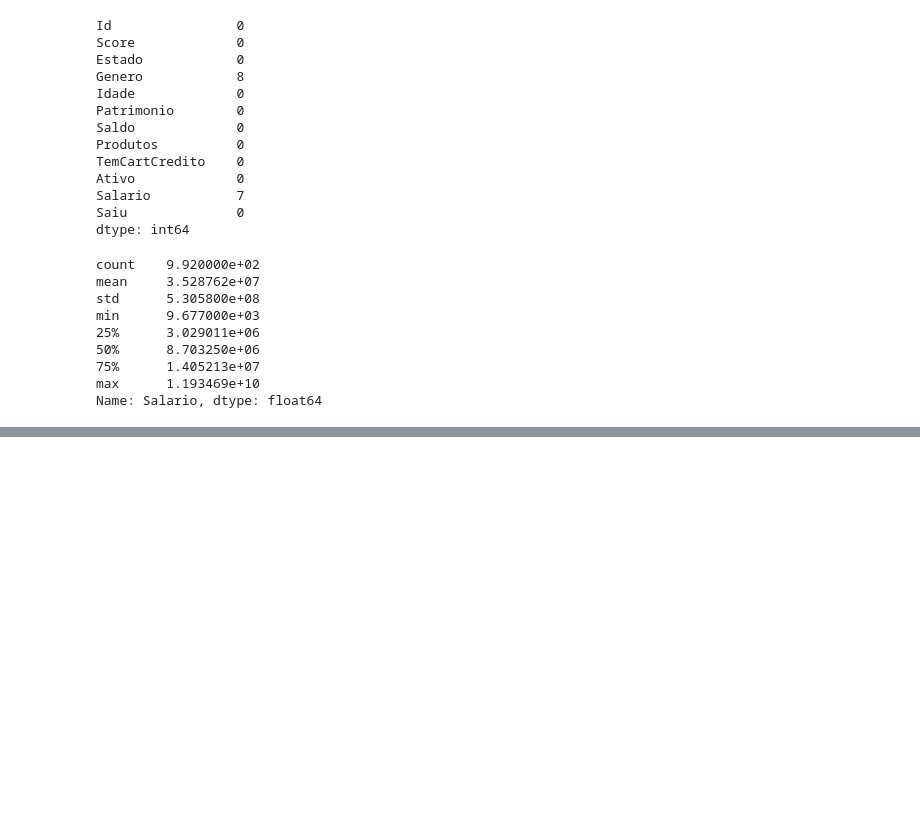
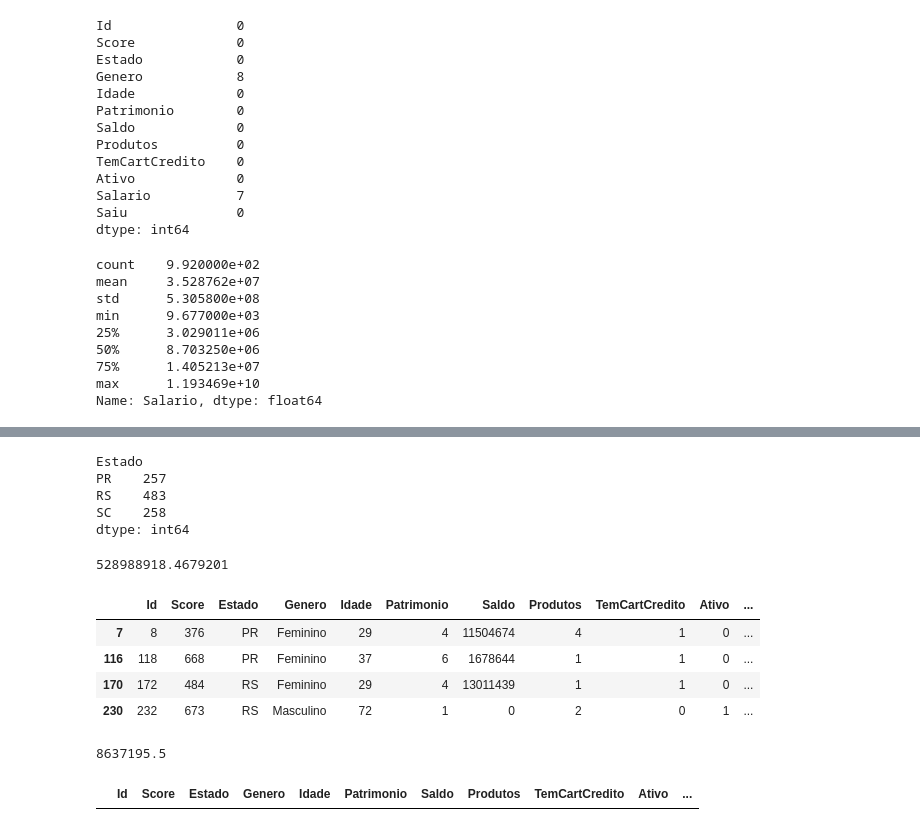
Before and after one commit to pedr0passos/ciencia-dados, a Jupyter notebook: sec10_limp_trat_dados/main.ipynb, the cells around one changed output, grey strips where cells are left out. Cells and saved outputs as stored; diff of their text form; code cells hidden in the pictures; blank space fills up the shorter version.

Commit message:
tratamento-dados

```diff
--- a/sec10_limp_trat_dados/main.ipynb
+++ b/sec10_limp_trat_dados/main.ipynb
@@ -202,0 +283,3 @@ Name: Salario, dtype: float64
+# %%
+# substituindo as idades erradas pela mediana das idades
+data.loc[(data['Idade'] < 0) | (data['Idade'] > 120), 'Idade'] = mediana
@@ -202,0 +298,10 @@ Name: Salario, dtype: float64
+# %%
+# removendo pelo ID
+data.drop_duplicates(subset='Id', keep='first', inplace=True)
+
+# subset = qual a coluna que sera feita a busca
+# keep = qual das duplicatas será mantida
+# inplace = de fato muda a fonte de dados e não apenas retorna um resultado sem as duplicatas
+
+# verificando se as duplicatas foram removidas com sucesso
+data[data.duplicated(['Id'], keep=False)]
@@ -202,0 +323,34 @@ Name: Salario, dtype: float64
+# %%
+# atribuimos RS (moda)
+data.loc[data['Estado'].isin(['RP','SP','TD']), 'Estado'] = 'RS'
+agrupado = data.groupby(['Estado']).size()
+agrupado
+# %% [output]
+Estado
+PR    257
+RS    483
+SC    258
+dtype: int64
+# %%
+# outliers em salário, vamos considerar 2 desvios padrão
+desvio = st.stdev(data['Salario'])
+desvio
+# %% [output]
+528988918.4679201
+# %%
+# definir como padrao como maior que 2 desvios padrao
+
+#checamos se algum atende o criterio
+data.loc[data['Salario'] >= 2*desvio]
+# %% [output]
+|  | Id | Score | Estado | Genero | Idade | Patrimonio | Saldo | Produtos | TemCartCredito | Ativo | ... |
+| 7 | 8 | 376 | PR | Feminino | 29 | 4 | 11504674 | 4 | 1 | 0 | ... |
+| 116 | 118 | 668 | PR | Feminino | 37 | 6 | 1678644 | 1 | 1 | 0 | ... |
+| 170 | 172 | 484 | RS | Feminino | 29 | 4 | 13011439 | 1 | 1 | 0 | ... |
+| 230 | 232 | 673 | RS | Masculino | 72 | 1 | 0 | 2 | 0 | 1 | ... |
+# %%
+# vamos atualizar salarios para mediana, calculamos
+mediana = st.median(data['Salario'])
+mediana
+# %% [output]
+8637195.5
@@ -202,0 +360,5 @@ Name: Salario, dtype: float64
+# %%
+# checamos se algum atende critério
+data.loc[data['Salario'] >= 2*desvio]
+# %% [output]
+|  | Id | Score | Estado | Genero | Idade | Patrimonio | Saldo | Produtos | TemCartCredito | Ativo | ... |
```
Also changed, not shown: parts of 15 cells of this notebook, 3 other files.
